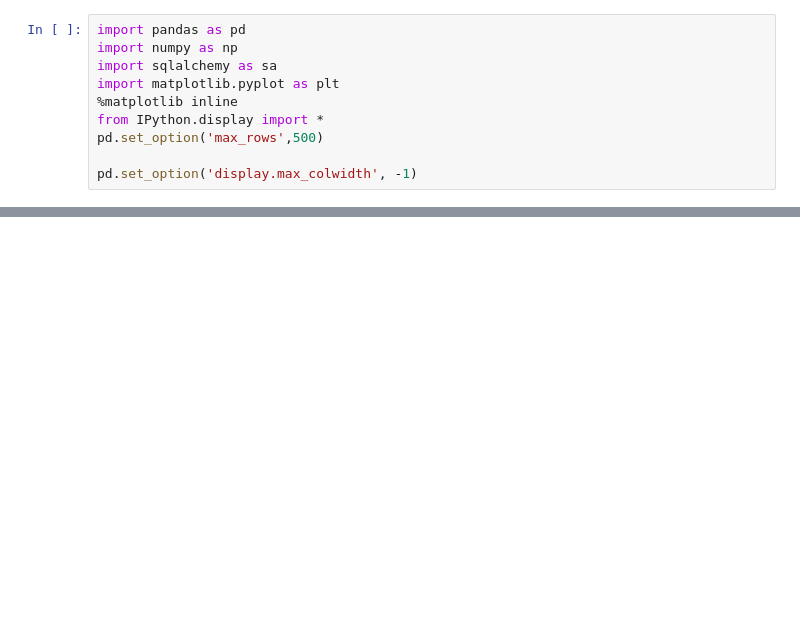
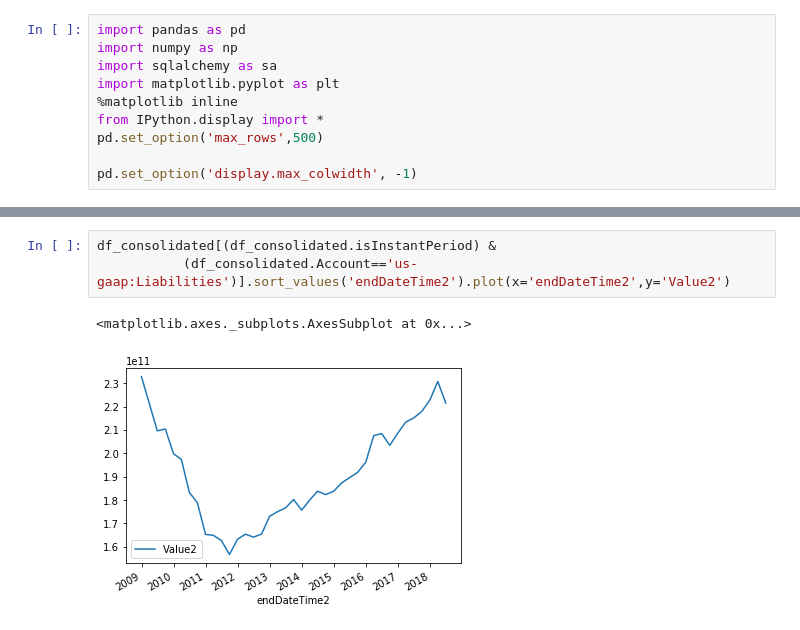
Before and after one commit to raymondmyu/trading, a Jupyter notebook: edgar/SP500Analysis2.ipynb, the cells around one changed output, grey strips where cells are left out. Saved outputs shown, nothing was run; the diff lists cells and outputs as text; blank space fills up the shorter version.

```diff
--- a/edgar/SP500Analysis2.ipynb
+++ b/edgar/SP500Analysis2.ipynb
@@ -62,0 +88,6 @@ df_periods = get_consolidated_df(df)
+# %%
+df_consolidated[(df_consolidated.isInstantPeriod) &
+           (df_consolidated.Account=='us-gaap:Liabilities')].sort_values('endDateTime2').plot(x='endDateTime2',y='Value2')
+# %% [output]
+<matplotlib.axes._subplots.AxesSubplot at 0x...>
+[figure, added]
```
Also changed, not shown: parts of 9 cells of this notebook, 6 other files.
